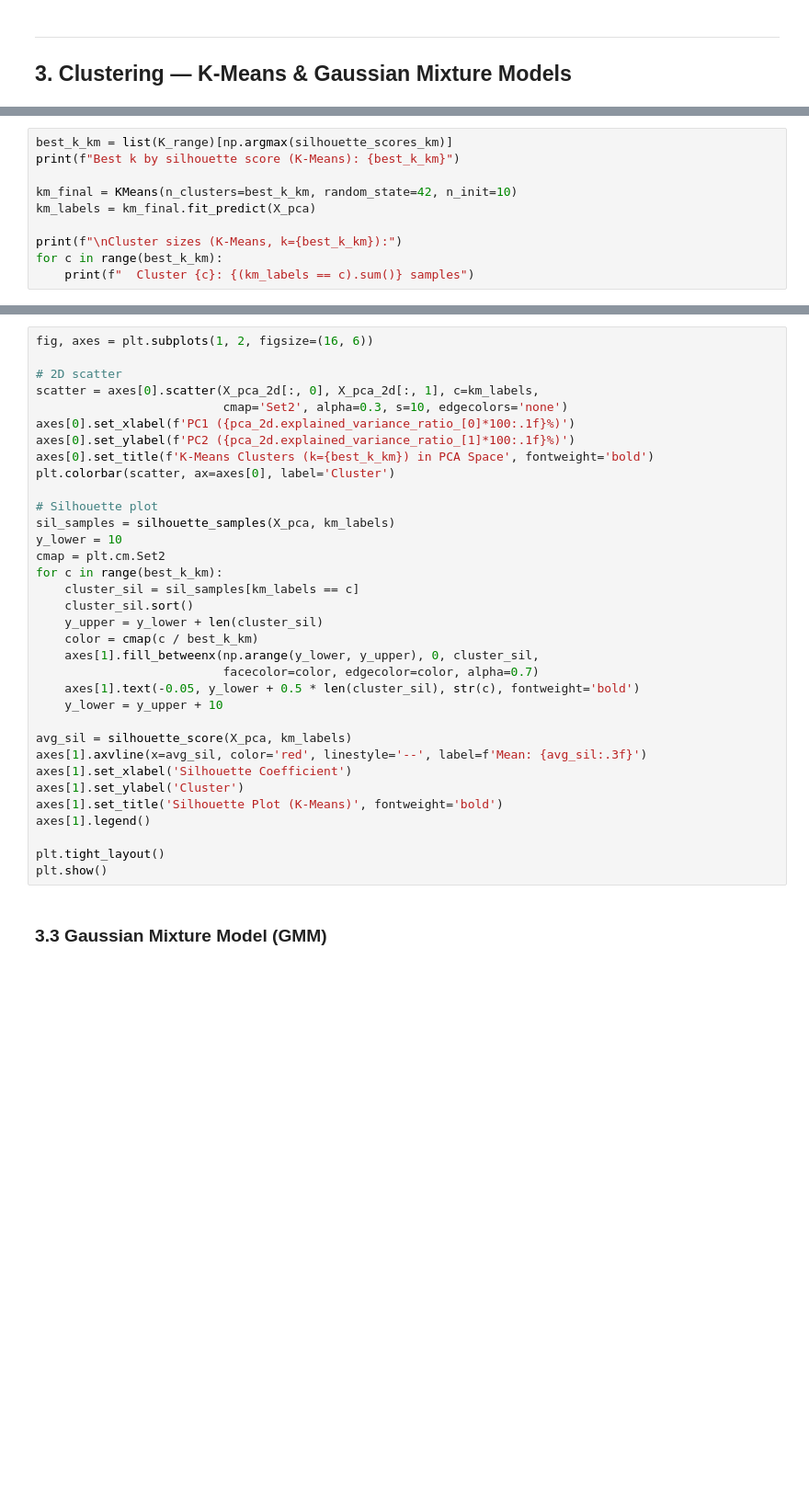
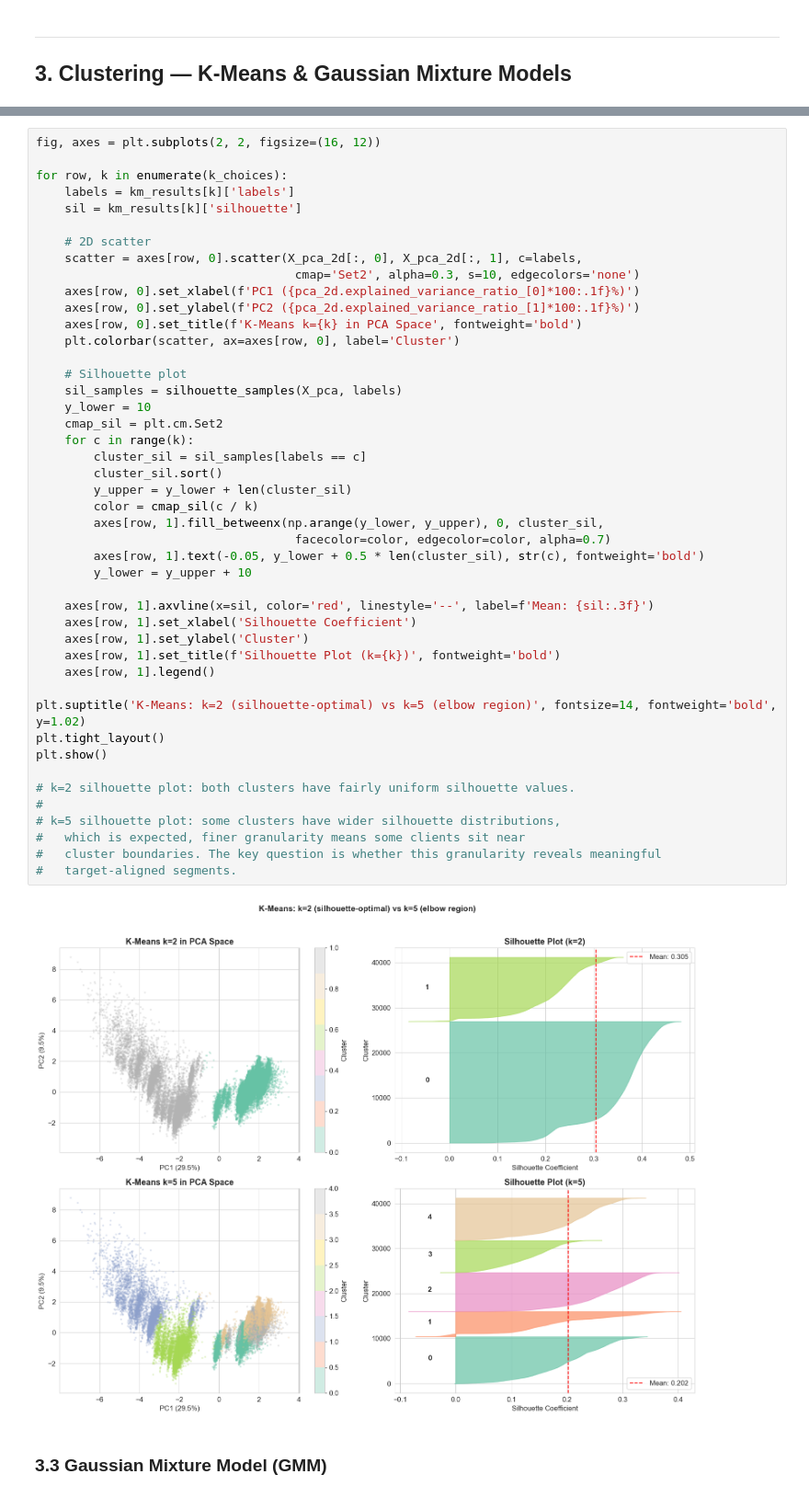
Before and after one commit to armanbzi/MachineLearning-BankMarketing, a Jupyter notebook: phase1_unsupervised_analysis.ipynb, the cells around one changed output, grey strips where cells are left out. Shown at 92% size. Cells and saved outputs as stored; diff of their text form; blank space fills up the shorter version.

```diff
--- a/phase1_unsupervised_analysis.ipynb
+++ b/phase1_unsupervised_analysis.ipynb
@@ -211,10 +223,0 @@ plt.show()
-# %%
-best_k_km = list(K_range)[np.argmax(silhouette_scores_km)]
-print(f"Best k by silhouette score (K-Means): {best_k_km}")
-
-km_final = KMeans(n_clusters=best_k_km, random_state=42, n_init=10)
-km_labels = km_final.fit_predict(X_pca)
-
-print(f"\nCluster sizes (K-Means, k={best_k_km}):")
-for c in range(best_k_km):
-    print(f"  Cluster {c}: {(km_labels == c).sum()} samples")
@@ -221,36 +398,49 @@ for c in range(best_k_km):
 # %%
-fig, axes = plt.subplots(1, 2, figsize=(16, 6))
+fig, axes = plt.subplots(2, 2, figsize=(16, 12))
 
-# 2D scatter
-scatter = axes[0].scatter(X_pca_2d[:, 0], X_pca_2d[:, 1], c=km_labels,
-                          cmap='Set2', alpha=0.3, s=10, edgecolors='none')
-axes[0].set_xlabel(f'PC1 ({pca_2d.explained_variance_ratio_[0]*100:.1f}%)')
-axes[0].set_ylabel(f'PC2 ({pca_2d.explained_variance_ratio_[1]*100:.1f}%)')
-axes[0].set_title(f'K-Means Clusters (k={best_k_km}) in PCA Space', fontweight='bold')
-plt.colorbar(scatter, ax=axes[0], label='Cluster')
+for row, k in enumerate(k_choices):
+    labels = km_results[k]['labels']
+    sil = km_results[k]['silhouette']
 
-# Silhouette plot
-sil_samples = silhouette_samples(X_pca, km_labels)
-y_lower = 10
-cmap = plt.cm.Set2
-for c in range(best_k_km):
-    cluster_sil = sil_samples[km_labels == c]
-    cluster_sil.sort()
-    y_upper = y_lower + len(cluster_sil)
-    color = cmap(c / best_k_km)
-    axes[1].fill_betweenx(np.arange(y_lower, y_upper), 0, cluster_sil,
-                          facecolor=color, edgecolor=color, alpha=0.7)
-    axes[1].text(-0.05, y_lower + 0.5 * len(cluster_sil), str(c), fontweight='bold')
-    y_lower = y_upper + 10
+    # 2D scatter
+    scatter = axes[row, 0].scatter(X_pca_2d[:, 0], X_pca_2d[:, 1], c=labels,
+                                    cmap='Set2', alpha=0.3, s=10, edgecolors='none')
+    axes[row, 0].set_xlabel(f'PC1 ({pca_2d.explained_variance_ratio_[0]*100:.1f}%)')
+    axes[row, 0].set_ylabel(f'PC2 ({pca_2d.explained_variance_ratio_[1]*100:.1f}%)')
+    axes[row, 0].set_title(f'K-Means k={k} in PCA Space', fontweight='bold')
+    plt.colorbar(scatter, ax=axes[row, 0], label='Cluster')
 
-avg_sil = silhouette_score(X_pca, km_labels)
-axes[1].axvline(x=avg_sil, color='red', linestyle='--', label=f'Mean: {avg_sil:.3f}')
-axes[1].set_xlabel('Silhouette Coefficient')
-axes[1].set_ylabel('Cluster')
-axes[1].set_title('Silhouette Plot (K-Means)', fontweight='bold')
-axes[1].legend()
+    # Silhouette plot
+    sil_samples = silhouette_samples(X_pca, labels)
+    y_lower = 10
+    cmap_sil = plt.cm.Set2
+    for c in range(k):
+        cluster_sil = sil_samples[labels == c]
+        cluster_sil.sort()
+        y_upper = y_lower + len(cluster_sil)
+        color = cmap_sil(c / k)
+        axes[row, 1].fill_betweenx(np.arange(y_lower, y_upper), 0, cluster_sil,
+                                    facecolor=color, edgecolor=color, alpha=0.7)
+        axes[row, 1].text(-0.05, y_lower + 0.5 * len(cluster_sil), str(c), fontweight='bold')
+        y_lower = y_upper + 10
 
+    axes[row, 1].axvline(x=sil, color='red', linestyle='--', label=f'Mean: {sil:.3f}')
+    axes[row, 1].set_xlabel('Silhouette Coefficient')
+    axes[row, 1].set_ylabel('Cluster')
+    axes[row, 1].set_title(f'Silhouette Plot (k={k})', fontweight='bold')
+    axes[row, 1].legend()
+
+plt.suptitle('K-Means: k=2 (silhouette-optimal) vs k=5 (elbow region)', fontsize=14, fontweight='bold', y=1.02)
 plt.tight_layout()
 plt.show()
+
+# k=2 silhouette plot: both clusters have fairly uniform silhouette values.
+#
+# k=5 silhouette plot: some clusters have wider silhouette distributions,
+#   which is expected, finer granularity means some clients sit near
+#   cluster boundaries. The key question is whether this granularity reveals meaningful
+#   target-aligned segments.
+# %% [output]
+[figure, added]
 # %% [markdown]
 ### 3.3 Gaussian Mixture Model (GMM)
```
Also changed, not shown: parts of 28 cells of this notebook, 1 other file.
